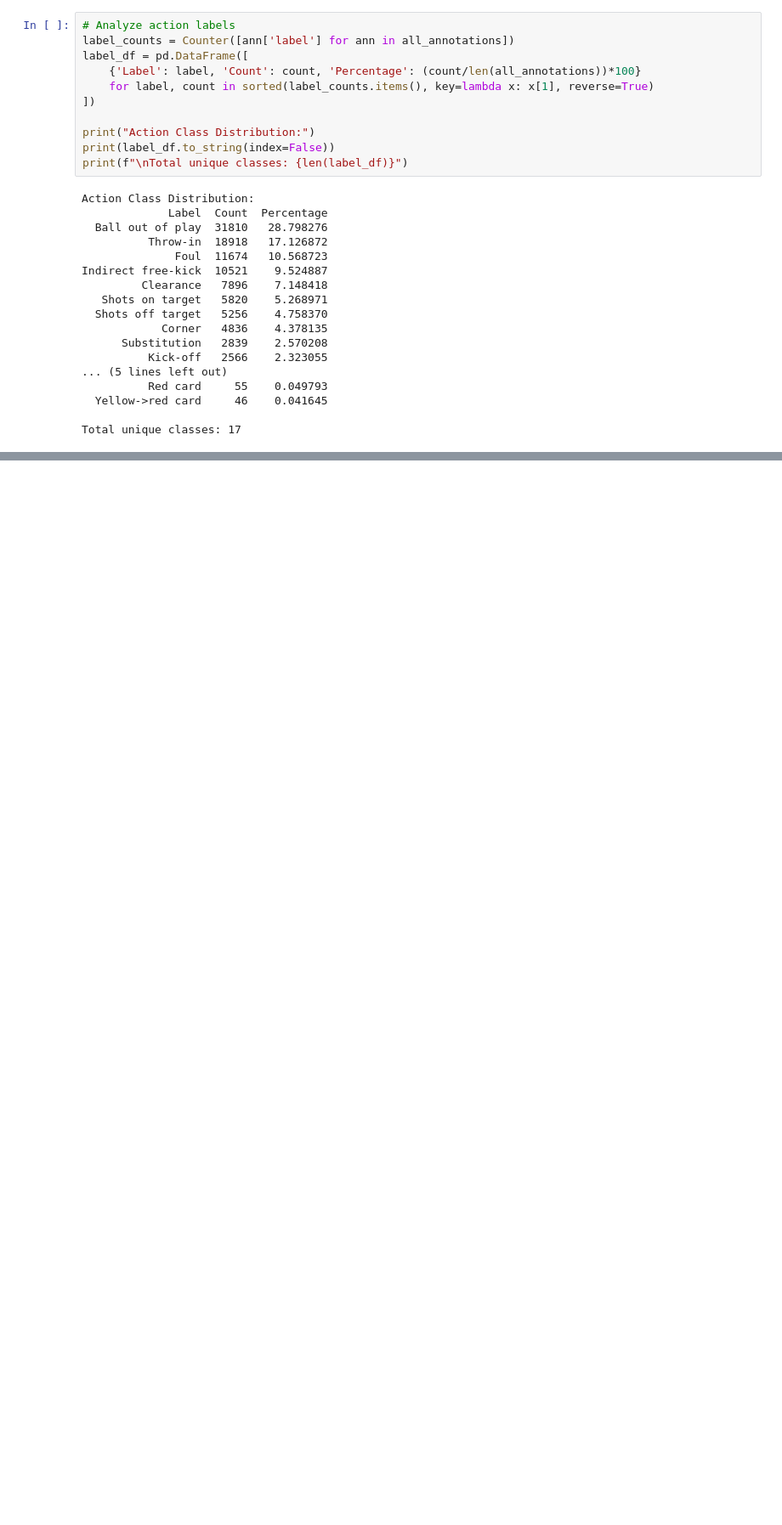
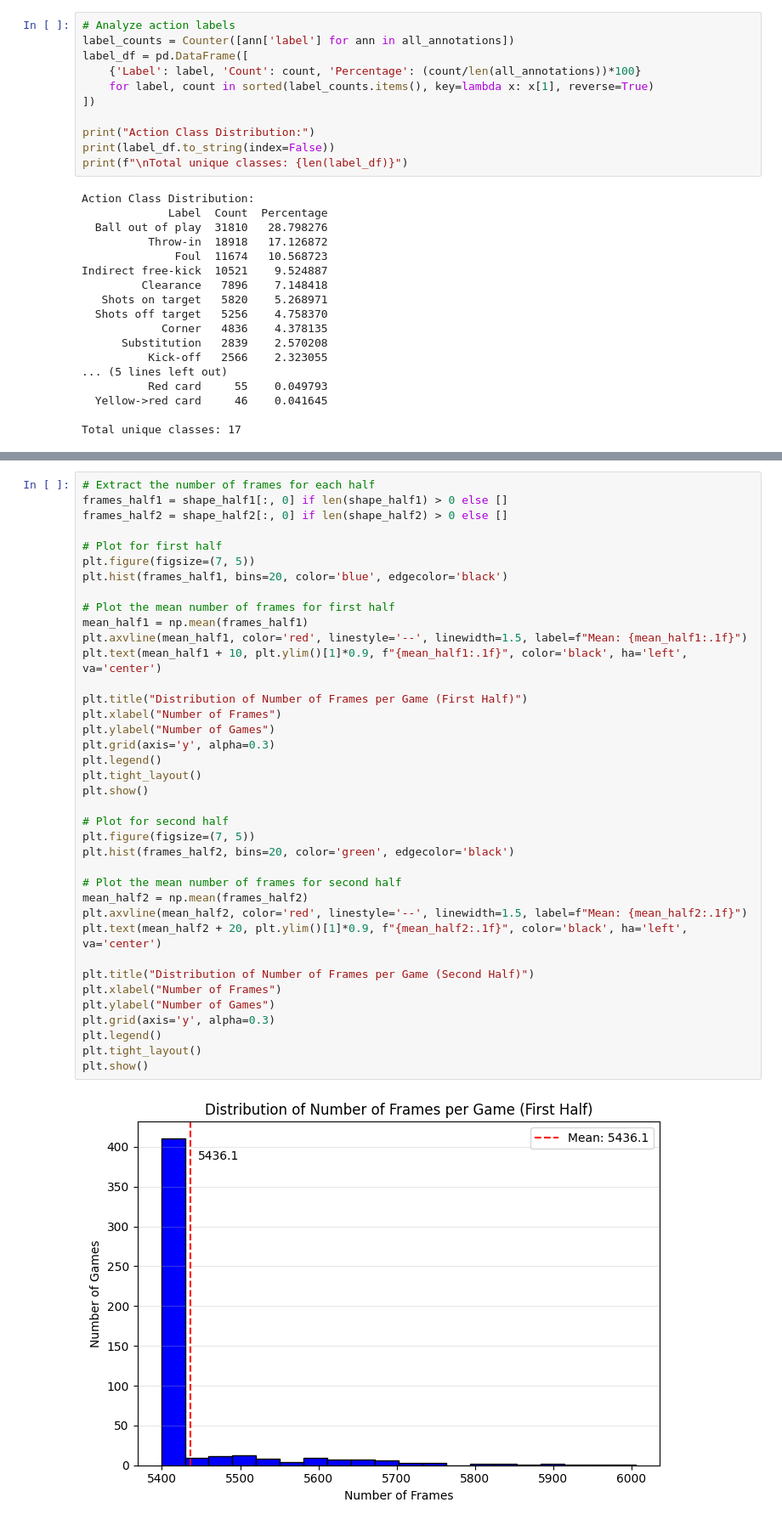
Before and after one commit to ChrisLeclerc/SportXvision, a Jupyter notebook: dataset_analysis.ipynb, the cells around one changed output, grey strips where cells are left out. Shown at 85% size. Drawn from its saved outputs; the diff is of its cells as text; blank space fills up the shorter version.

```diff
--- a/dataset_analysis.ipynb
+++ b/dataset_analysis.ipynb
@@ -459,0 +278,40 @@ Official SoccerNet Split:
+# %%
+# Extract the number of frames for each half
+frames_half1 = shape_half1[:, 0] if len(shape_half1) > 0 else []
+frames_half2 = shape_half2[:, 0] if len(shape_half2) > 0 else []
+
+# Plot for first half
+plt.figure(figsize=(7, 5))
+plt.hist(frames_half1, bins=20, color='blue', edgecolor='black')
+
+# Plot the mean number of frames for first half
+mean_half1 = np.mean(frames_half1)
+plt.axvline(mean_half1, color='red', linestyle='--', linewidth=1.5, label=f"Mean: {mean_half1:.1f}")
+plt.text(mean_half1 + 10, plt.ylim()[1]*0.9, f"{mean_half1:.1f}", color='black', ha='left', va='center')
+
+plt.title("Distribution of Number of Frames per Game (First Half)")
+plt.xlabel("Number of Frames")
+plt.ylabel("Number of Games")
+plt.grid(axis='y', alpha=0.3)
+plt.legend()
+plt.tight_layout()
+plt.show()
+
+# Plot for second half
+plt.figure(figsize=(7, 5))
+plt.hist(frames_half2, bins=20, color='green', edgecolor='black')
+
+# Plot the mean number of frames for second half
+mean_half2 = np.mean(frames_half2)
+plt.axvline(mean_half2, color='red', linestyle='--', linewidth=1.5, label=f"Mean: {mean_half2:.1f}")
+plt.text(mean_half2 + 20, plt.ylim()[1]*0.9, f"{mean_half2:.1f}", color='black', ha='left', va='center')
+
+plt.title("Distribution of Number of Frames per Game (Second Half)")
+plt.xlabel("Number of Frames")
+plt.ylabel("Number of Games")
+plt.grid(axis='y', alpha=0.3)
+plt.legend()
+plt.tight_layout()
+plt.show()
+# %% [output]
+[figure, added]
```
Also changed, not shown: parts of 19 cells of this notebook, 1 other file.
